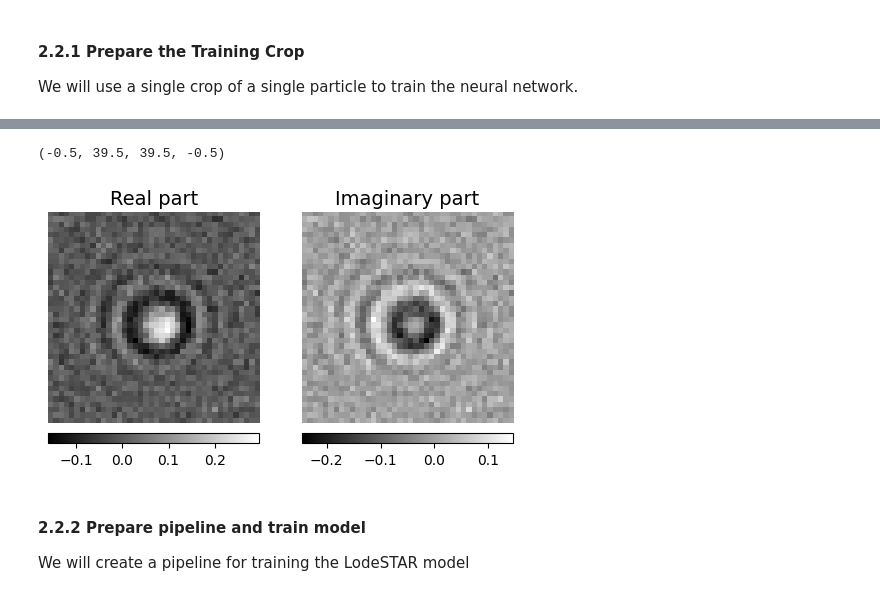
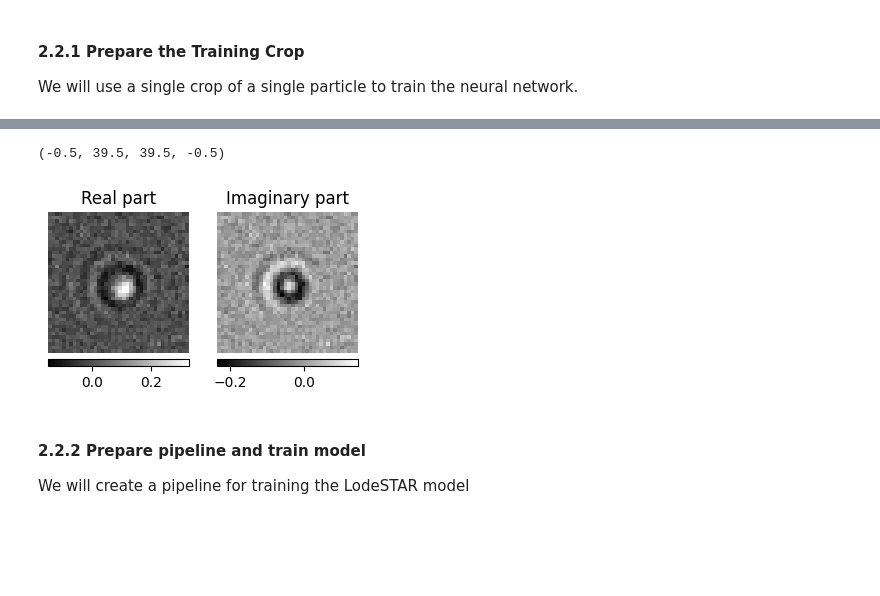
Before and after one commit to softmatterlab/OpticalCharacterizationNanoparticles, a Jupyter notebook: example_analysis/Quantitative_field_analysis.ipynb, the cells around one changed output, grey strips where cells are left out. Saved outputs shown, nothing was run; the diff lists cells and outputs as text; code cells hidden in the pictures; blank space fills up the shorter version.

```diff
--- a/example_analysis/Quantitative_field_analysis.ipynb
+++ b/example_analysis/Quantitative_field_analysis.ipynb
@@ -126,19 +128,19 @@ plt.show()
 # %%
-plt.figure(figsize=(6,3))
+plt.figure(figsize=(4,2))
 plt.subplot(1,2,1)
-plt.title("Real part", fontsize = 14)
+plt.title("Real part", fontsize = 12)
 im = plt.imshow(crop[...,0], cmap="gray")
 plt.colorbar(im, fraction=0.046, pad=0.04, orientation = "horizontal")
 plt.axis('off')
 
 plt.subplot(1,2,2)
-plt.title("Imaginary part", fontsize = 14)
+plt.title("Imaginary part", fontsize = 12)
 im = plt.imshow(crop[...,1], cmap = 'gray')
 plt.colorbar(im, fraction=0.046, pad=0.04, orientation = "horizontal")
 plt.axis('off')
 # %% [output]
 (-0.5, 39.5, 39.5, -0.5)
-[figure, old version]
+[figure, new version]
 # %% [markdown]
 #### 2.2.2  Prepare pipeline and train model
 We will create a pipeline for training the LodeSTAR model
```
Also changed, not shown: parts of 33 cells of this notebook, 15 other files.
